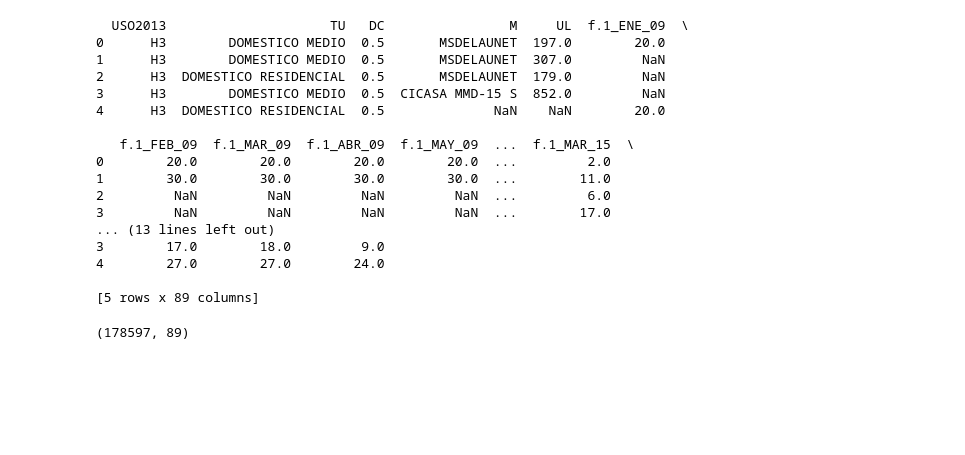
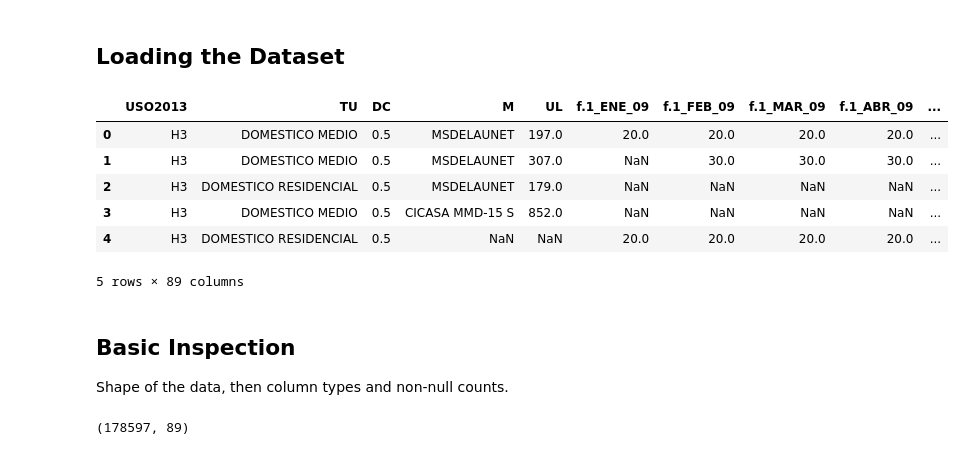
Before and after one commit to Paramjitsingh7/AI-mini-project-group-62, a Jupyter notebook: notebook/water_consumptionmodel.ipynb, the cells around one changed output. Saved outputs shown, nothing was run; the diff lists cells and outputs as text; code cells hidden in the pictures; blank space fills up the shorter version.

```diff
--- a/notebook/water_consumptionmodel.ipynb
+++ b/notebook/water_consumptionmodel.ipynb
@@ -4,25 +9,23 @@ import numpy as np
 import matplotlib.pyplot as plt
 import seaborn as sns
 
-df = pd.read_csv("../dataset/water_consumption.csv")
-
-print(df.head())
+from sklearn.linear_model import LinearRegression
+from sklearn.model_selection import train_test_split
+from sklearn.metrics import mean_absolute_error, mean_squared_error, r2_score
-# %% [output]
-  USO2013                     TU   DC                M     UL  f.1_ENE_09  \
-0      H3        DOMESTICO MEDIO  0.5       MSDELAUNET  197.0        20.0
-1      H3        DOMESTICO MEDIO  0.5       MSDELAUNET  307.0         NaN
-2      H3  DOMESTICO RESIDENCIAL  0.5       MSDELAUNET  179.0         NaN
-3      H3        DOMESTICO MEDIO  0.5  CICASA MMD-15 S  852.0         NaN
-4      H3  DOMESTICO RESIDENCIAL  0.5              NaN    NaN        20.0
-
-   f.1_FEB_09  f.1_MAR_09  f.1_ABR_09  f.1_MAY_09  ...  f.1_MAR_15  \
-0        20.0        20.0        20.0        20.0  ...         2.0
-1        30.0        30.0        30.0        30.0  ...        11.0
-2         NaN         NaN         NaN         NaN  ...         6.0
-3         NaN         NaN         NaN         NaN  ...        17.0
-... (13 lines left out)
-3        17.0        18.0         9.0
-4        27.0        27.0        24.0
-
-[5 rows x 89 columns]
+# %% [markdown]
+## Loading the Dataset
+# %%
+df = pd.read_csv("../dataset/water_consumption.csv")
+display(df.head())
+# %% [output]
+|  | USO2013 | TU | DC | M | UL | f.1_ENE_09 | f.1_FEB_09 | f.1_MAR_09 | f.1_ABR_09 | ... |
+| 0 | H3 | DOMESTICO MEDIO | 0.5 | MSDELAUNET | 197.0 | 20.0 | 20.0 | 20.0 | 20.0 | ... |
+| 1 | H3 | DOMESTICO MEDIO | 0.5 | MSDELAUNET | 307.0 | NaN | 30.0 | 30.0 | 30.0 | ... |
+| 2 | H3 | DOMESTICO RESIDENCIAL | 0.5 | MSDELAUNET | 179.0 | NaN | NaN | NaN | NaN | ... |
+| 3 | H3 | DOMESTICO MEDIO | 0.5 | CICASA MMD-15 S | 852.0 | NaN | NaN | NaN | NaN | ... |
+| 4 | H3 | DOMESTICO RESIDENCIAL | 0.5 | NaN | NaN | 20.0 | 20.0 | 20.0 | 20.0 | ... |
+5 rows × 89 columns
+# %% [markdown]
+## Basic Inspection
+Shape of the data, then column types and non-null counts.
 # %%
```
Also changed, not shown: parts of 22 cells of this notebook.
